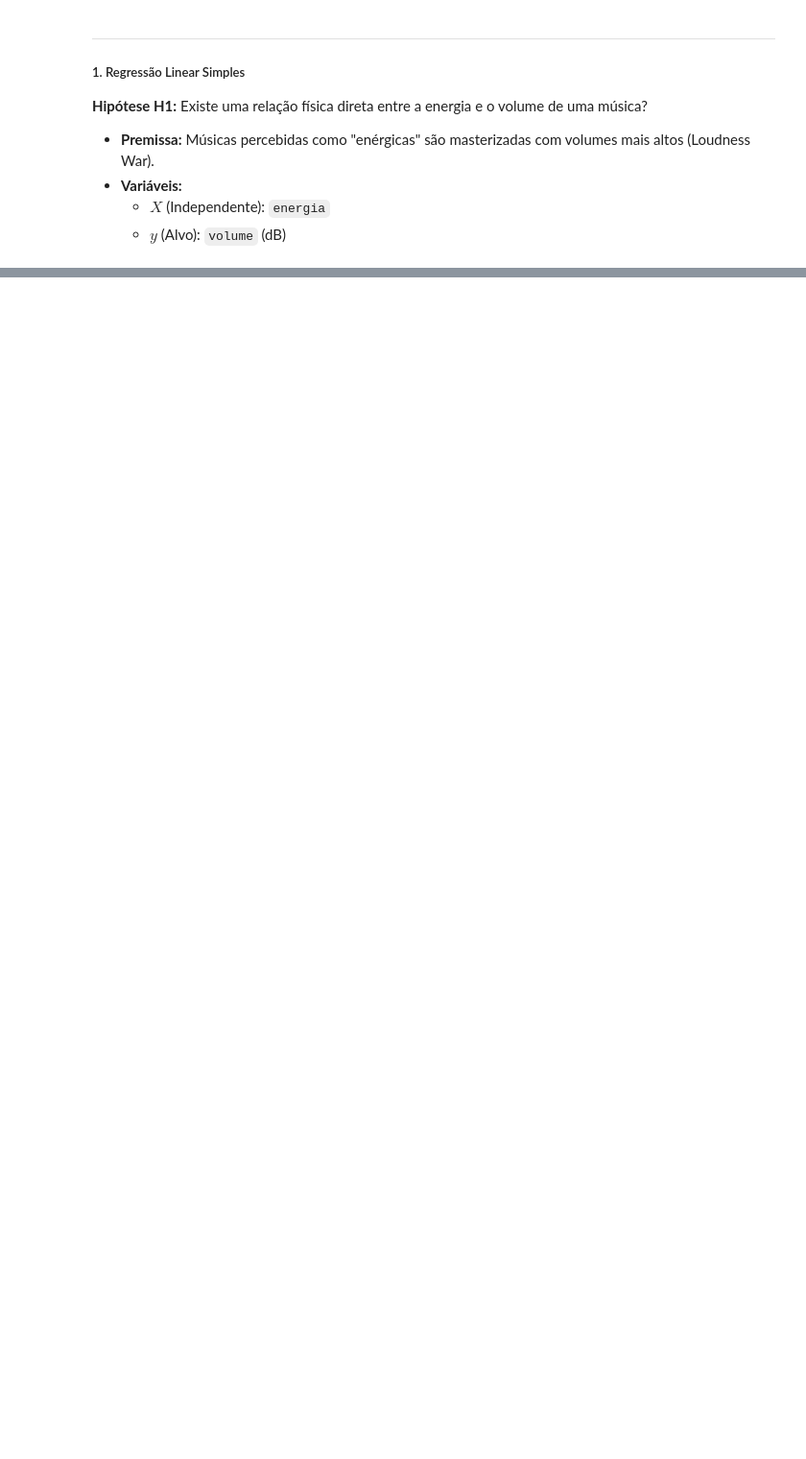
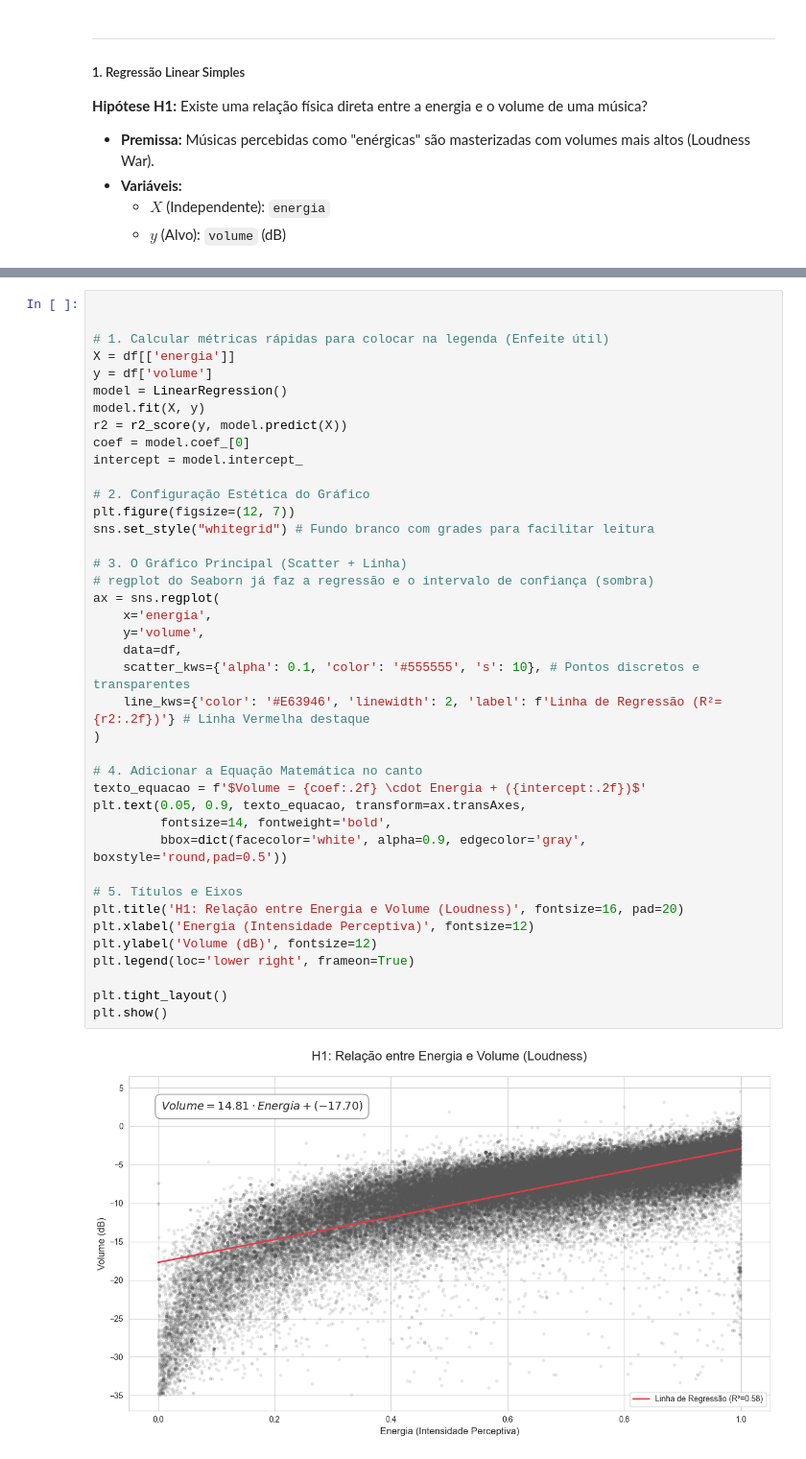
Before and after one commit to Lucca0404/RegressaoLinear, a Jupyter notebook: notebooks/02_regressao_linear.ipynb, the cells around one changed output, grey strips where cells are left out. Shown at 96% size. Cells and saved outputs as stored; diff of their text form; blank space fills up the shorter version.

Commit message:
continuando os modelos

```diff
--- a/notebooks/02_regressao_linear.ipynb
+++ b/notebooks/02_regressao_linear.ipynb
@@ -96,0 +186,42 @@ MAE (Erro Absoluto Médio): 2.21 dB
+# %%
+
+
+# 1. Calcular métricas rápidas para colocar na legenda (Enfeite útil)
+X = df[['energia']]
+y = df['volume']
+model = LinearRegression()
+model.fit(X, y)
+r2 = r2_score(y, model.predict(X))
+coef = model.coef_[0]
+intercept = model.intercept_
+
+# 2. Configuração Estética do Gráfico
+plt.figure(figsize=(12, 7))
+sns.set_style("whitegrid") # Fundo branco com grades para facilitar leitura
+
+# 3. O Gráfico Principal (Scatter + Linha)
+# regplot do Seaborn já faz a regressão e o intervalo de confiança (sombra)
+ax = sns.regplot(
+    x='energia',
+    y='volume',
+    data=df,
+    scatter_kws={'alpha': 0.1, 'color': '#555555', 's': 10}, # Pontos discretos e transparentes
+    line_kws={'color': '#E63946', 'linewidth': 2, 'label': f'Linha de Regressão (R²={r2:.2f})'} # Linha Vermelha destaque
+)
+
+# 4. Adicionar a Equação Matemática no canto
+texto_equacao = f'$Volume = {coef:.2f} \cdot Energia + ({intercept:.2f})$'
+plt.text(0.05, 0.9, texto_equacao, transform=ax.transAxes,
+         fontsize=14, fontweight='bold',
+         bbox=dict(facecolor='white', alpha=0.9, edgecolor='gray', boxstyle='round,pad=0.5'))
+
+# 5. Títulos e Eixos
+plt.title('H1: Relação entre Energia e Volume (Loudness)', fontsize=16, pad=20)
+plt.xlabel('Energia (Intensidade Perceptiva)', fontsize=12)
+plt.ylabel('Volume (dB)', fontsize=12)
+plt.legend(loc='lower right', frameon=True)
+
+plt.tight_layout()
+plt.show()
+# %% [output]
+[figure, added]
```
Also changed, not shown: parts of 13 cells of this notebook.
